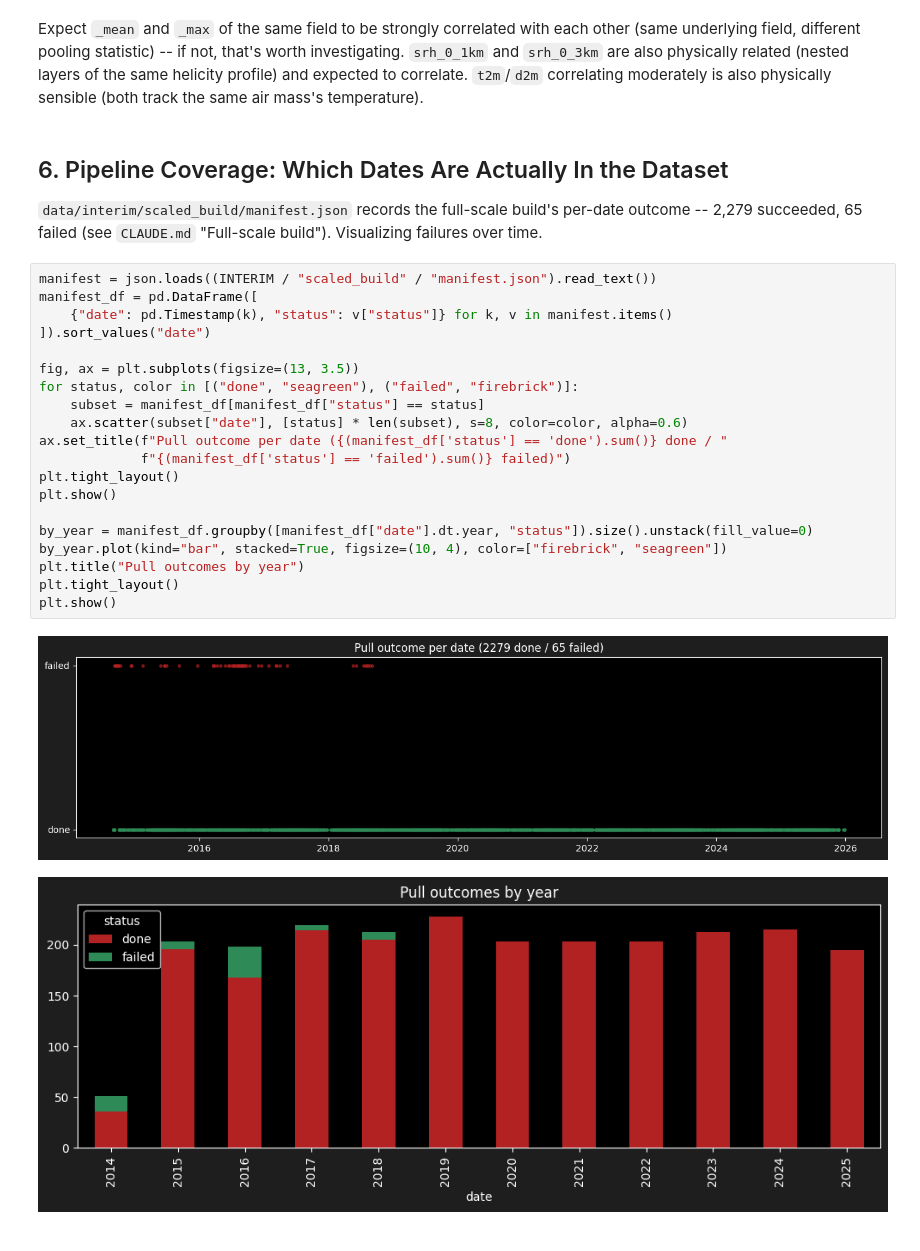
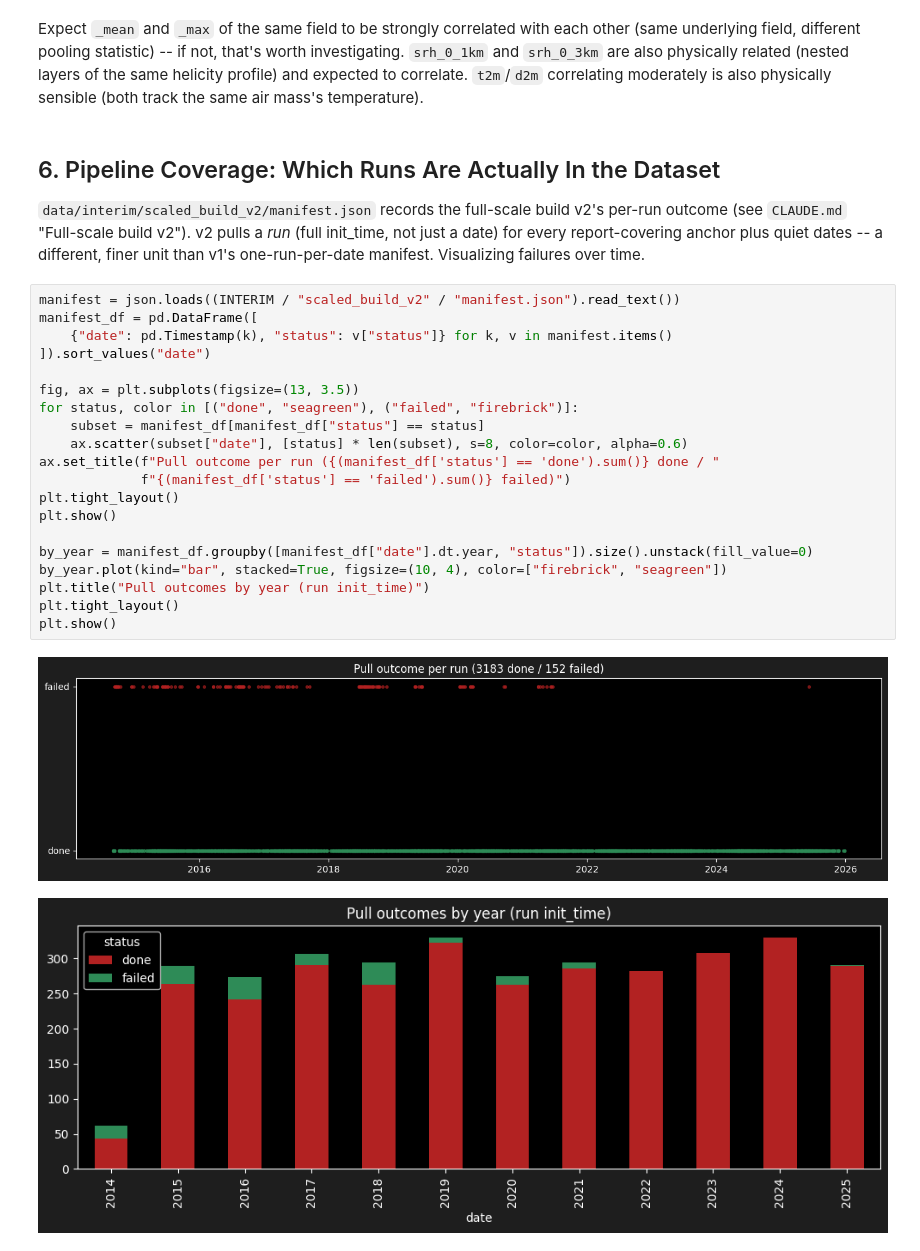
Before and after one commit to evanshabsove/short_term_tornado_predictor, a Jupyter notebook: notebooks/data_exploration.ipynb, the cells around one changed output. Drawn from its saved outputs; the diff is of its cells as text.

Commit message:
Update with new data

```diff
--- a/notebooks/data_exploration.ipynb
+++ b/notebooks/data_exploration.ipynb
@@ -447,32 +447,30 @@ also physically related (nested layers of the same helicity profile)
 and expected to correlate. `t2m`/`d2m` correlating moderately is also
 physically sensible (both track the same air mass's temperature).
 # %% [markdown]
-## 6. Pipeline Coverage: Which Dates Are Actually In the Dataset
+## 6. Pipeline Coverage: Which Runs Are Actually In the Dataset
 
-`data/interim/scaled_build/manifest.json` records the full-scale
-build's per-date outcome -- 2,279 succeeded, 65 failed (see
-`CLAUDE.md` "Full-scale build"). Visualizing failures over time.
+`data/interim/scaled_build_v2/manifest.json` records the full-scale build v2's per-run outcome (see `CLAUDE.md` "Full-scale build v2"). v2 pulls a *run* (full init_time, not just a date) for every report-covering anchor plus quiet dates -- a different, finer unit than v1's one-run-per-date manifest. Visualizing failures over time.
 # %%
-manifest = json.loads((INTERIM / "scaled_build" / "manifest.json").read_text())
+manifest = json.loads((INTERIM / "scaled_build_v2" / "manifest.json").read_text())
 manifest_df = pd.DataFrame([
     {"date": pd.Timestamp(k), "status": v["status"]} for k, v in manifest.items()
 ]).sort_values("date")
 
 fig, ax = plt.subplots(figsize=(13, 3.5))
 for status, color in [("done", "seagreen"), ("failed", "firebrick")]:
     subset = manifest_df[manifest_df["status"] == status]
     ax.scatter(subset["date"], [status] * len(subset), s=8, color=color, alpha=0.6)
-ax.set_title(f"Pull outcome per date ({(manifest_df['status'] == 'done').sum()} done / "
+ax.set_title(f"Pull outcome per run ({(manifest_df['status'] == 'done').sum()} done / "
              f"{(manifest_df['status'] == 'failed').sum()} failed)")
 plt.tight_layout()
 plt.show()
 
 by_year = manifest_df.groupby([manifest_df["date"].dt.year, "status"]).size().unstack(fill_value=0)
 by_year.plot(kind="bar", stacked=True, figsize=(10, 4), color=["firebrick", "seagreen"])
-plt.title("Pull outcomes by year")
+plt.title("Pull outcomes by year (run init_time)")
 plt.tight_layout()
 plt.show()
 # %% [output]
-[figure, old version]
+[figure, new version]
-[figure, old version]
+[figure, new version]
 # %% [markdown]
```
Also changed, not shown: parts of 3 cells of this notebook.
